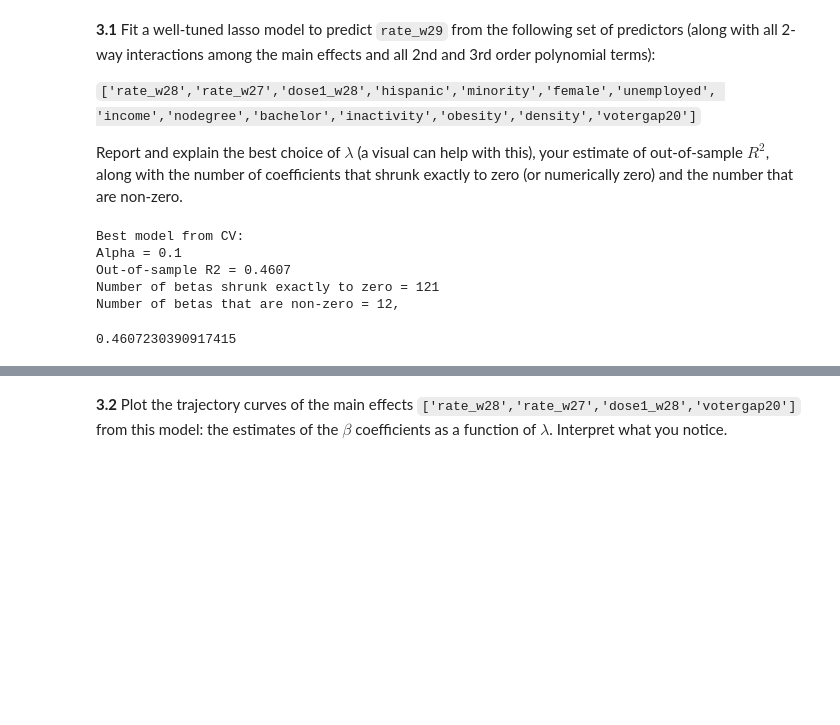
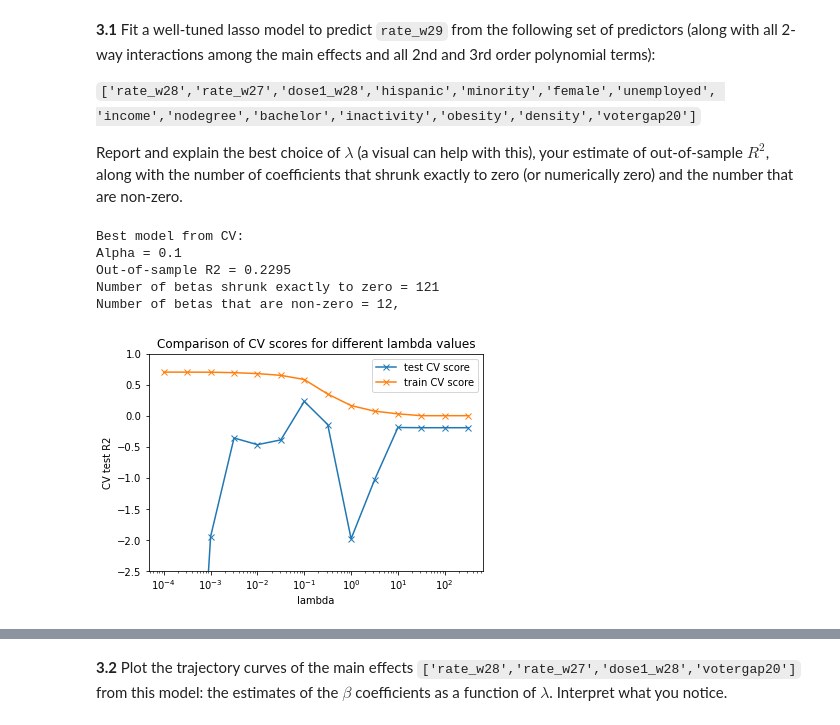
Before and after one commit to kkvalsvik/DataScience_cs109a_Harvard, a Jupyter notebook: cs_s109a_finalexam_2021.ipynb, the cells around one changed output, grey strips where cells are left out. Saved outputs shown, nothing was run; the diff lists cells and outputs as text; code cells hidden in the pictures; blank space fills up the shorter version.

```diff
--- a/cs_s109a_finalexam_2021.ipynb
+++ b/cs_s109a_finalexam_2021.ipynb
@@ -876,17 +878,22 @@ two_way_X = PolynomialFeatures(2,include_bias=False).fit_transform(X_std_test)
 third_order_terms_test = X_std_test**3
 full_X_test = np.append(two_way_X, third_order_terms_test, axis = 1)
 # %%
-# slettt - bruk gridsearch istedet
-# # Using LassoCV:
-# from sklearn.linear_model import LassoCV
-#     Lasso_object = LassoCV(alphas=(10.0**(np.arange(-6,3))), cv=5, max_iter=10000)
-# Lasso_object.fit(full_X, y_std.ravel())
+# Using GridsearchCV with Lasso:
+from sklearn.model_selection import GridSearchCV
+from sklearn import linear_model
 
-# print("Best model from CV:\nAlpha = {}\nOut-of-sample R2 = {:.4}\nNumber of betas shrunk exactly to zero = {}\nNumber of betas that are non-zero = {}, ".format(
-#     Lasso_object.alpha_, Lasso_object.score(full_X_test, y_std_test.ravel()), full_X.shape[1]-sum(Lasso_object.coef_!=0),  sum(Lasso_object.coef_!=0)))
+# def cv_optimize_lasso(x: np.ndarray, y: np.ndarray, list_of_lambdas: list, n_folds: int = 5):
+est = linear_model.Lasso(max_iter=10000)
+parameters = {'alpha': (10.0**(np.arange(-4,3,0.5)))}
+Lasso_object = GridSearchCV(est, param_grid=parameters, cv=5, scoring="r2", return_train_score=True)
+Lasso_object.fit(full_X, y_std.ravel())
+
+Lasso_best_model = linear_model.Lasso(max_iter=10000).set_params(**Lasso_object.best_params_).fit(full_X, y_std.ravel())
+print("Best model from CV:\nAlpha = {}\nOut-of-sample R2 = {:.4}\nNumber of betas shrunk exactly to zero = {}\nNumber of betas that are non-zero = {}, ".format(
+    Lasso_object.best_params_['alpha'], Lasso_object.best_score_, full_X.shape[1]-sum(Lasso_best_model.coef_!=0),  sum(Lasso_best_model.coef_!=0)))
 # %% [output]
 Best model from CV:
 Alpha = 0.1
-Out-of-sample R2 = 0.4607
+Out-of-sample R2 = 0.2295
 Number of betas shrunk exactly to zero = 121
 Number of betas that are non-zero = 12,
@@ -910,5 +899,0 @@ print(fitmodel.best_score_, "\n")
-# %%
-newmodel = linear_model.Lasso(max_iter=10000, alpha=0.1).fit(full_X, y_std.ravel())
-sk.metrics.r2_score(y_std_test.ravel(), newmodel.predict(full_X_test))
-# %% [output]
-0.4607230390917415
@@ -927,0 +900,15 @@ sk.metrics.r2_score(y_std_test.ravel(), newmodel.predict(full_X_test))
+# %%
+# Plotting the relationship:
+CV_test_scores=Lasso_object.cv_results_['mean_test_score']
+CV_train_scores=Lasso_object.cv_results_['mean_train_score']
+plt.plot(10.0**(np.arange(-4,3,0.5)),CV_test_scores, marker='x', label='test CV score')
+plt.plot(10.0**(np.arange(-4,3,0.5)),CV_train_scores, marker='x', label='train CV score')
+plt.xlabel('lambda')
+plt.ylabel('CV test R2')
+plt.title('Comparison of CV scores for different lambda values')
+plt.xscale('log')
+plt.ylim((-2.5, 1))
+plt.legend()
+plt.show()
+# %% [output]
+[figure, added]
```
Also changed, not shown: parts of 24 cells of this notebook.
